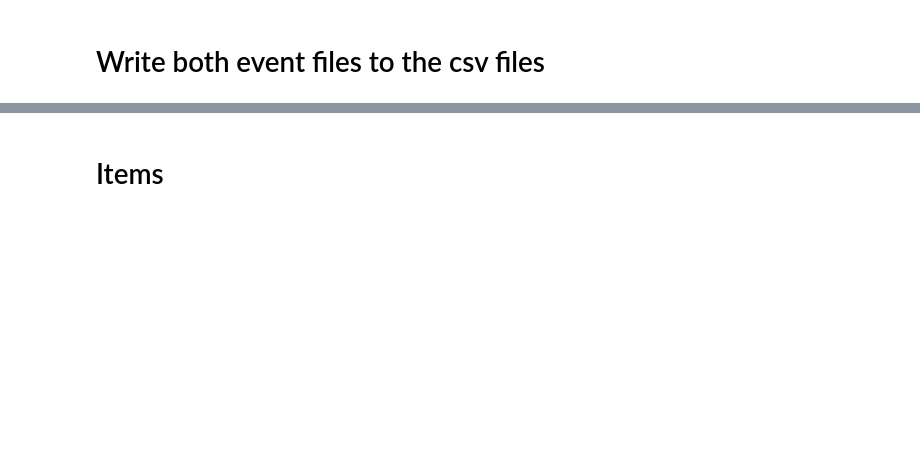
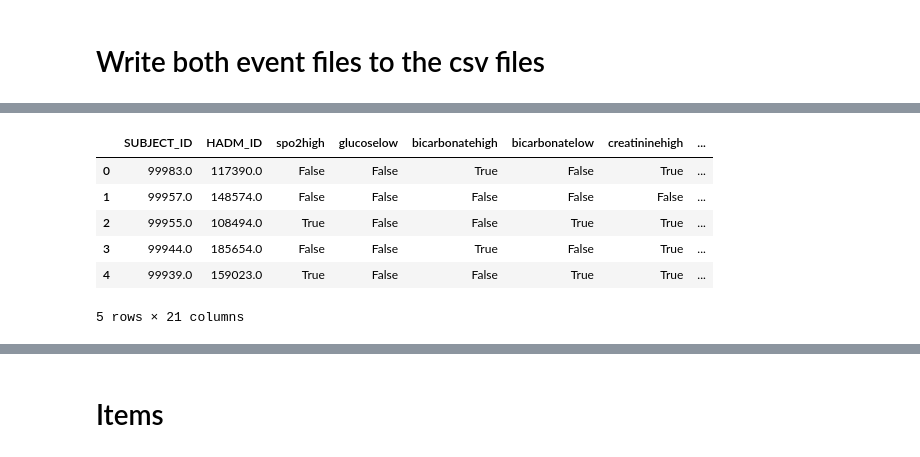
Before and after one commit to Amu19/conformalrnn1, a Jupyter notebook: utils/THESIS_NOTE.ipynb, the cells around one changed output, grey strips where cells are left out. Saved outputs shown, nothing was run; the diff lists cells and outputs as text; code cells hidden in the pictures; blank space fills up the shorter version.

```diff
--- a/utils/THESIS_NOTE.ipynb
+++ b/utils/THESIS_NOTE.ipynb
@@ -784,0 +513,2 @@ df_lab_events1.to_csv ('C:/Users/Chicki/Desktop/Data/updated/LabEvents_conv.csv'
+# %%
+new_lab_events = pd.read_csv('C:/Users/Chicki/Desktop/Data/updated/new_lab_events.csv')
@@ -784,0 +582,10 @@ df_lab_events1.to_csv ('C:/Users/Chicki/Desktop/Data/updated/LabEvents_conv.csv'
+# %%
+new_lab_events.head()
+# %% [output]
+|  | SUBJECT_ID | HADM_ID | spo2high | glucoselow | bicarbonatehigh | bicarbonatelow | creatininehigh | ... |
+| 0 | 99983.0 | 117390.0 | False | False | True | False | True | ... |
+| 1 | 99957.0 | 148574.0 | False | False | False | False | False | ... |
+| 2 | 99955.0 | 108494.0 | True | False | False | True | True | ... |
+| 3 | 99944.0 | 185654.0 | False | False | True | False | True | ... |
+| 4 | 99939.0 | 159023.0 | True | False | False | True | True | ... |
+5 rows × 21 columns
```
Also changed, not shown: parts of 124 cells of this notebook, 1 other file.
